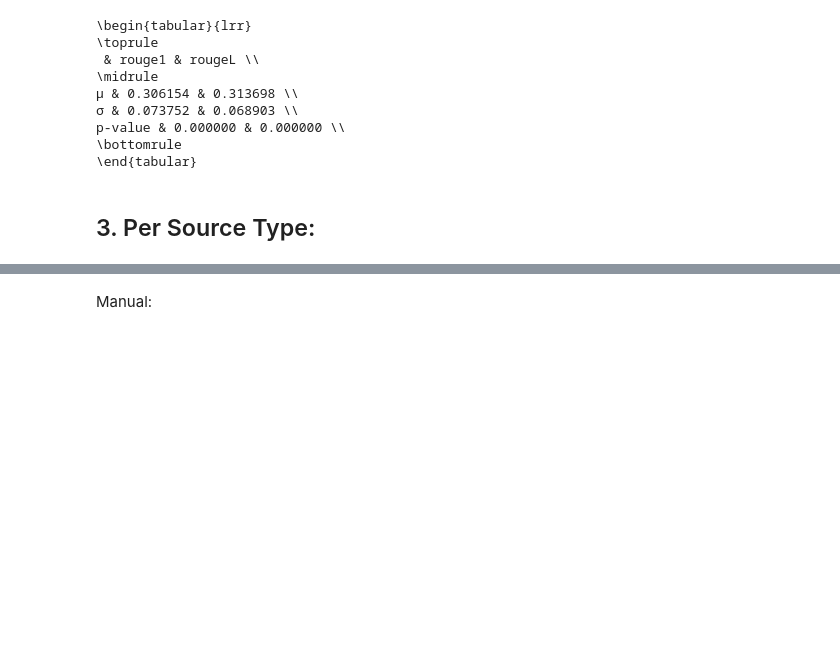
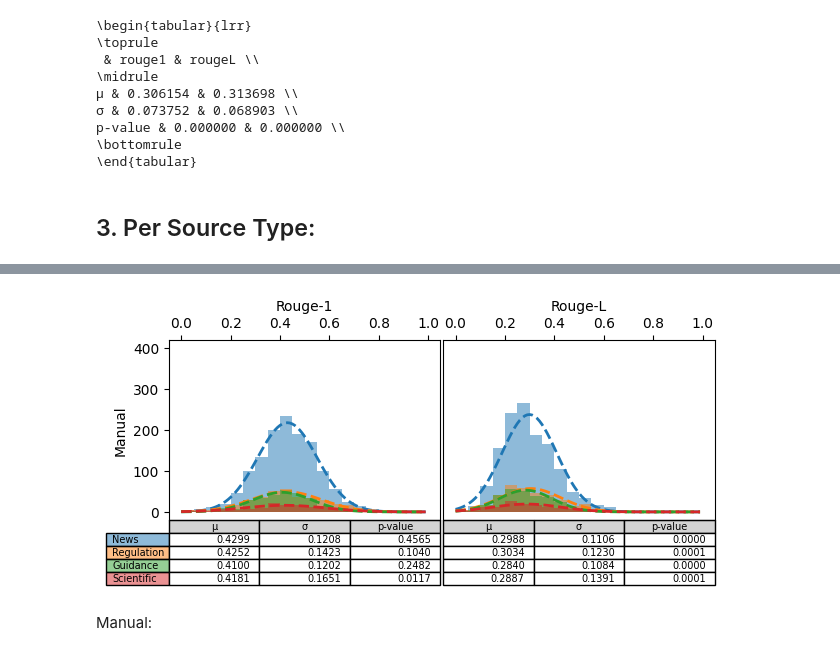
Before and after one commit to EFRA-DH/sgs, a Jupyter notebook: scoring.ipynb, the cells around one changed output, grey strips where cells are left out. Drawn from its saved outputs; the diff is of its cells as text; code cells hidden in the pictures; blank space fills up the shorter version.

Commit message:
Added rouge

```diff
--- a/scoring.ipynb
+++ b/scoring.ipynb
@@ -370,3 +409,6 @@ titles = {
 }
 # %% [markdown]
 ## 1. Similarity:
+# %%
+scores_rouge = pd.read_csv('scores_rouge.csv', index_col=0).fillna(0.)
+scores_rouge.describe()
@@ -594,0 +649,5 @@ types = np.array([eval(s)[0]['name'] for s in data['types'].values], dtype=objec
+# %%
+scores_rouge_per_type = {}
+for t in np.unique(types):
+    scores_rouge_per_type[t] = scores_rouge[types==t]
+    print(f'{t}:\n{scores_rouge_per_type[t].describe()}\n\n')
@@ -595,3 +672,54 @@ types = np.array([eval(s)[0]['name'] for s in data['types'].values], dtype=objec
+# %%
+# create figure:
+fig, axs = plt.subplots(1, 2, figsize=(6, 3))
+
+# plot columns:
+colors = {'News':None, 'Regulation':None, 'Guidance':None, 'Scientific':None}
+for i, col in enumerate(['rouge1', 'rougeL']):
+    tab = []
+    tab_col_names = ['μ', 'σ', 'p-value']
+    tab_row_names = ['News', 'Regulation', 'Guidance', 'Scientific']
+    ax = axs[i]
+
+    for source_type in tab_row_names:
+        scores = scores_rouge_per_type[source_type]
+
+        if col.startswith('rouge'): x_min, x_max, x_step = 0., 1., .01
+        else:                       x_min, x_max, x_step = -10., 0., .1
+        bins = np.arange(x_min, x_max, x_step*5.)
+        x = np.arange(x_min, x_max, x_step)
+
+        # plot histogram:
+        _, _, bars = ax.hist(scores[col], bins=bins, alpha=.5, color=colors[source_type])
+        if colors[source_type] is None: colors[source_type] = bars[0].get_facecolor()
+
+        # compute Shapiro-Wilk:
+        W, p = shapiro(scores[col])
+
+        # fit and plot normal distribution:
+        mu, std = norm.fit(scores[col])
+        y = norm.pdf(x, mu, std) * (len(scores) * x_step * 5.)
+        ax.plot(x, y, ls='dashed', lw=2, alpha=1., color=colors[source_type])
+
+        # layout:
+        ax.set_xlim(x_min-.05*(x_max-x_min), x_max+.05*(x_max-x_min))
+        ax.set_ylim(-20, 420)
+        ax.xaxis.tick_top()
+        ax.xaxis.set_label_position('top')
+        ax.set_xlabel(titles[col])
+        if i == 0: ax.set_ylabel('Manual')
+        else: ax.set_yticks([])
+
+        tab.append([f'{mu:.4f}', f'{std:.4f}', f'{p:.4f}'])
+
+    table = plt_table(ax, cellText=tab, rowLabels=tab_row_names if i == 0 else None, rowColours=[colors[name] for name in tab_row_names] if i == 0 else None, colLoc='center', colLabels=tab_col_names, colColours=['lightgray']*len(tab_col_names))
+    table.set_fontsize(7)
+
+plt.subplots_adjust(wspace=.01, top=.85, bottom=.25, left=.08, right=.99)
+plt.savefig('similarity_per_type_rouge.pdf')
+plt.show()
+# %% [output]
+[figure, added]
 # %% [markdown]
 Manual:
 # %%
```
Also changed, not shown: parts of 8 cells of this notebook.
